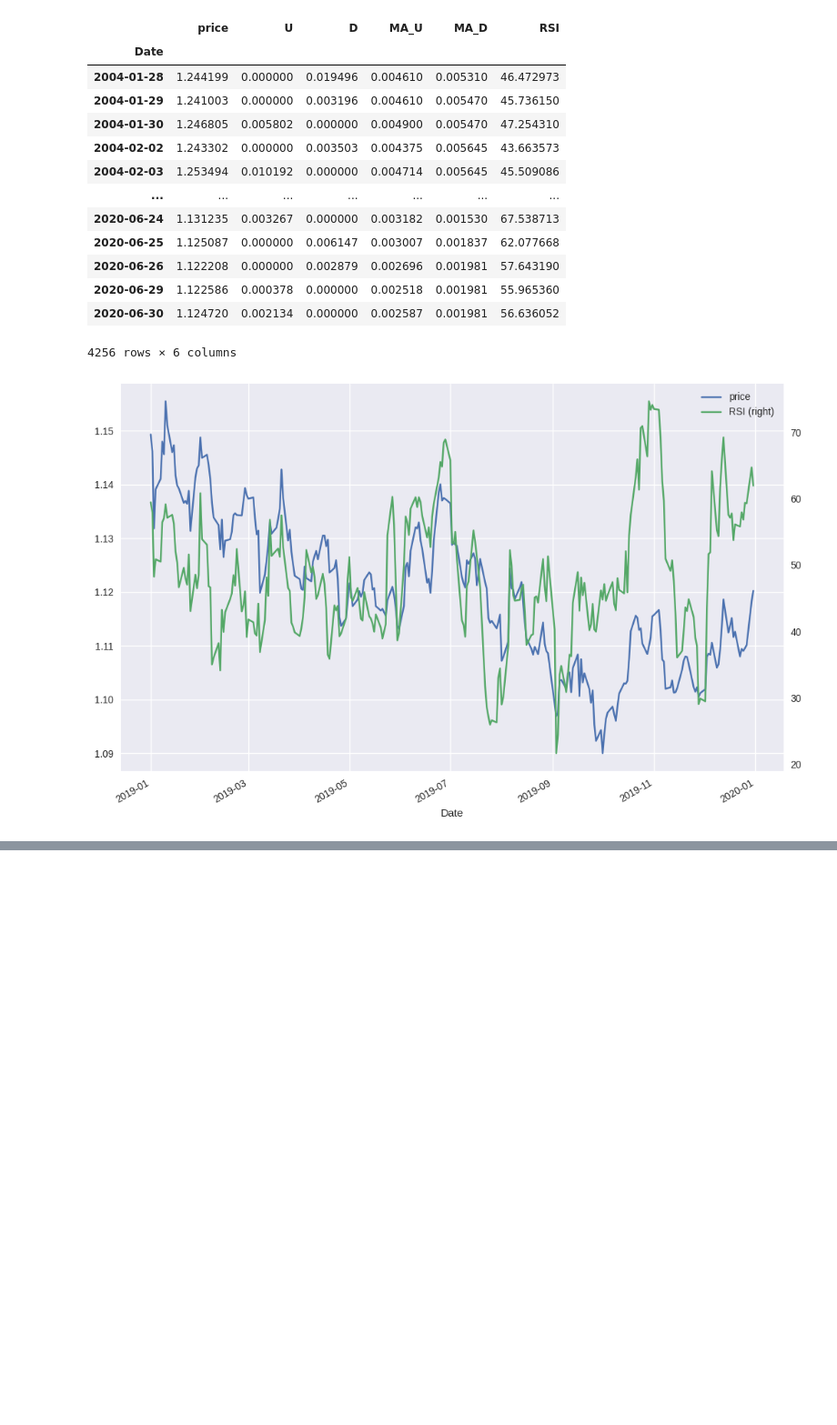
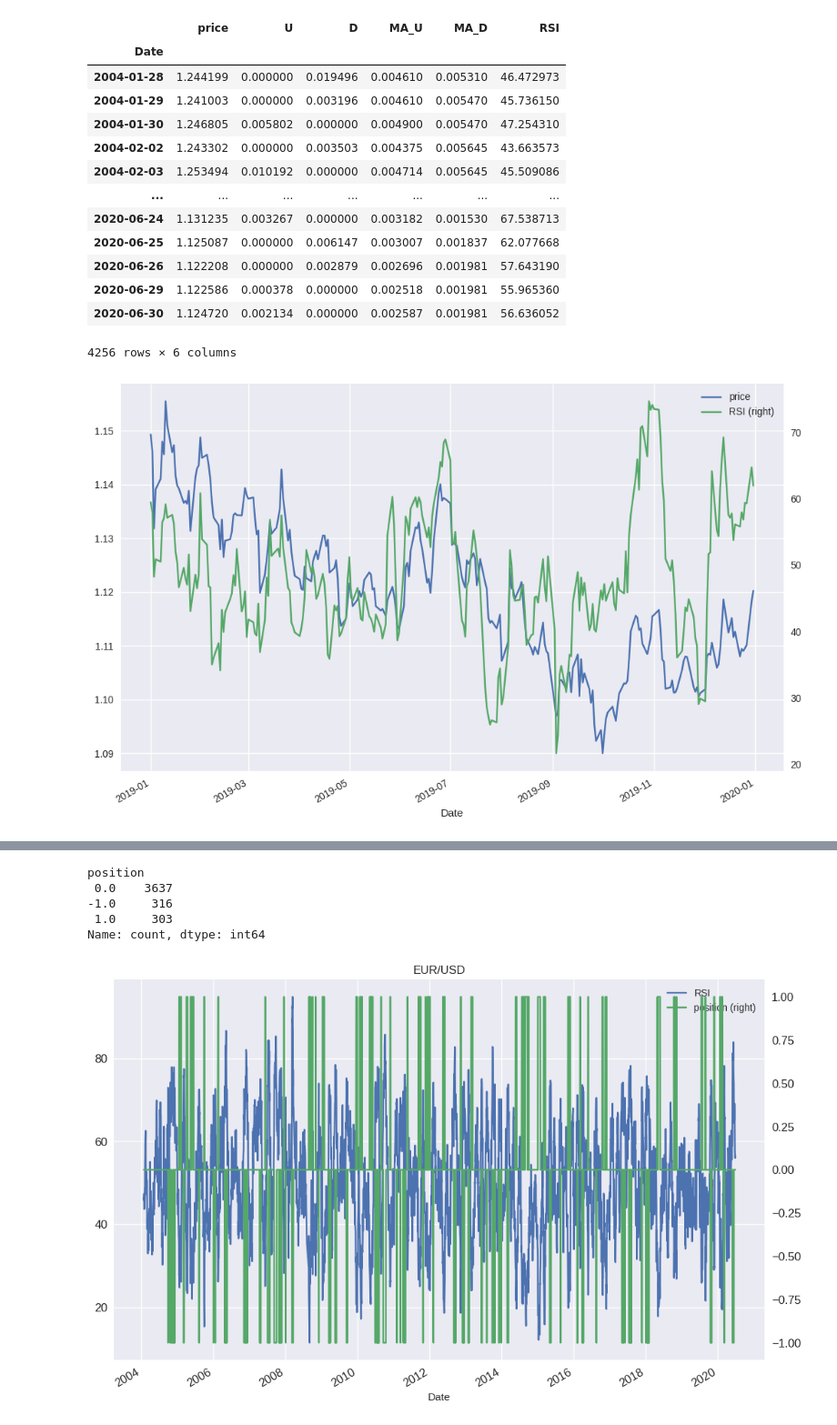
Before and after one commit to yungshun317/pd-algo-trading, a Jupyter notebook: oscillator.ipynb, the cells around one changed output, grey strips where cells are left out. Shown at 91% size. Cells and saved outputs as stored; diff of their text form; code cells hidden in the pictures; blank space fills up the shorter version.

```diff
--- a/oscillator.ipynb
+++ b/oscillator.ipynb
@@ -140,0 +153,10 @@ plt.show()
+# %%
+# If overbought then go short
+data["position"] = np.where(data.RSI > rsi_upper, -1, np.nan)
+
+# If oversold then go long
+data["position"] = np.where(data.RSI < rsi_lower, 1, data.position)
+
+# Neither overbought nor oversold then neutral
+data.position = data.position.fillna(0)
+data
@@ -140,0 +178,13 @@ plt.show()
+# %%
+data.position.value_counts()
+# %% [output]
+position
+ 0.0    3637
+-1.0     316
+ 1.0     303
+Name: count, dtype: int64
+# %%
+data.loc[:, ["RSI", "position"]].plot(figsize=(12, 8), fontsize=12, secondary_y="position", title="EUR/USD")
+plt.show()
+# %% [output]
+[figure, added]
```
Also changed, not shown: parts of 21 cells of this notebook, 2 other files.
